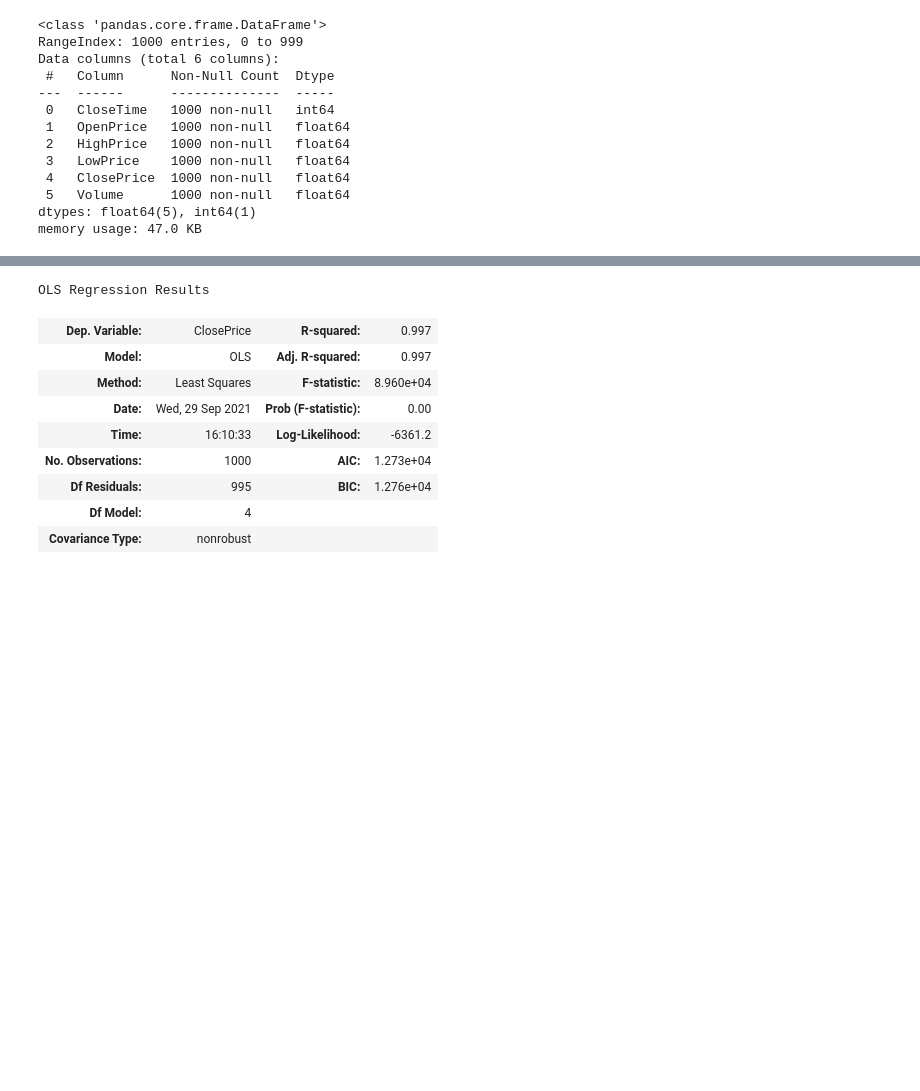
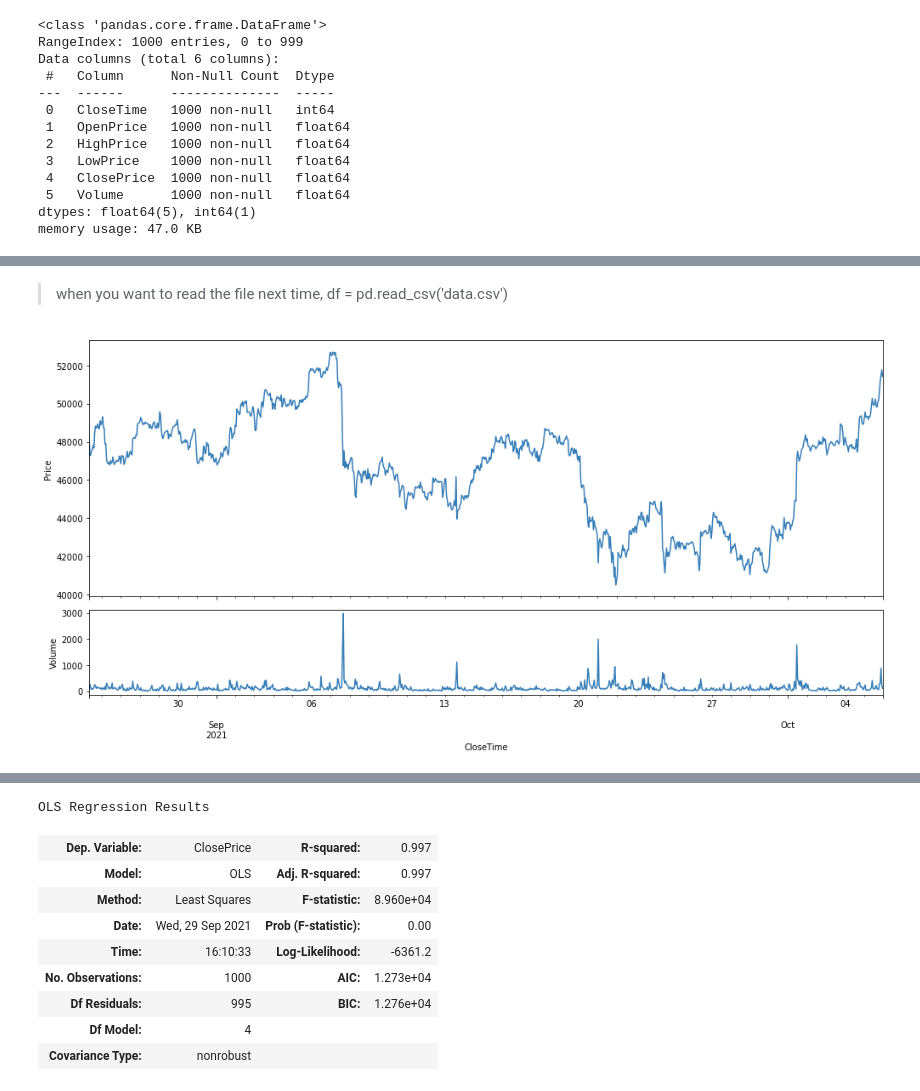
Before and after one commit to dj9678/ds_crypto_analysis, a Jupyter notebook: crypto_analytics.ipynb, the cells around one changed output, grey strips where cells are left out. Cells and saved outputs as stored; diff of their text form; code cells hidden in the pictures; blank space fills up the shorter version.

```diff
--- a/crypto_analytics.ipynb
+++ b/crypto_analytics.ipynb
@@ -105,0 +73,14 @@ df.head()
+# %% [markdown]
+> when you want to read the file next time, df = pd.read_csv('data.csv')
+# %%
+fig, (ax1, ax2) = plt.subplots(2, 1, sharex=True, figsize=(14, 7), gridspec_kw = {'height_ratios':[3, 1]})
+df['ClosePrice'].plot(ax=ax1, color='#377eb8')
+ax1.set_xlabel('Close Time')
+ax1.set_ylabel('Price')
+
+df['Volume'].plot(ax=ax2, color='#377eb8')
+ax2.set_ylabel('Volume')
+
+fig.tight_layout()
+# %% [output]
+[figure, added]
```
Also changed, not shown: parts of 44 cells of this notebook, 1 other file.
